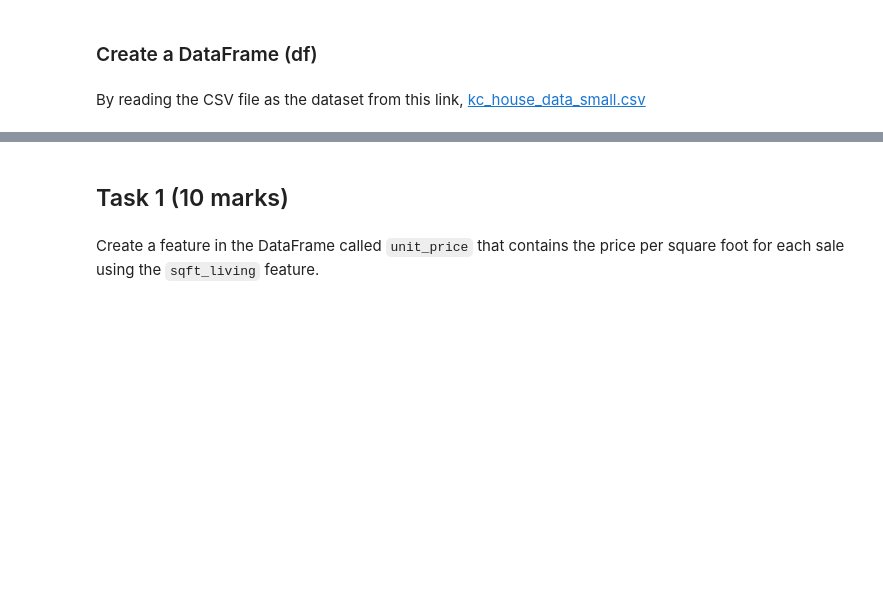
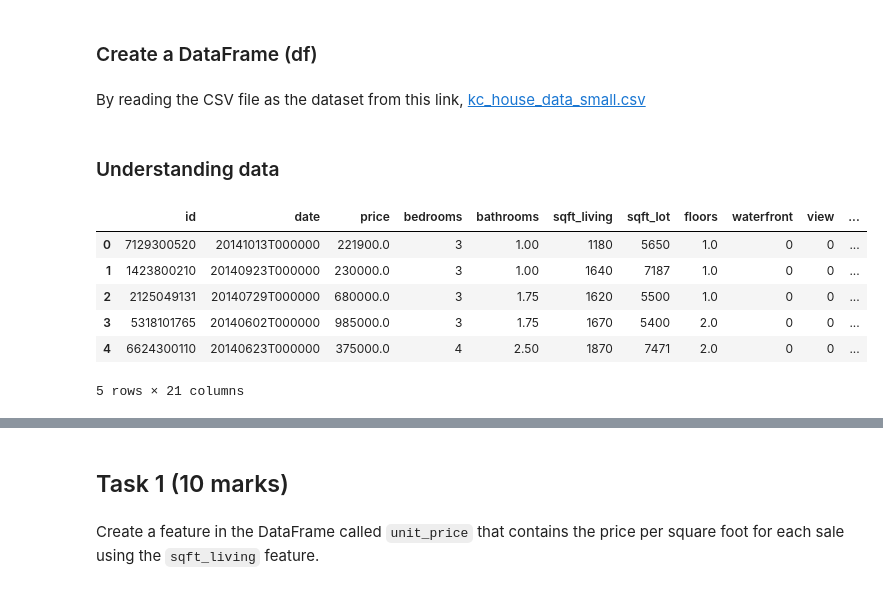
Before and after one commit to patorsiang/COMP8270-Programming-for-Artificial-Intelligence, a Jupyter notebook: assessment/4/index.ipynb, the cells around one changed output, grey strips where cells are left out. Cells and saved outputs as stored; diff of their text form; code cells hidden in the pictures; blank space fills up the shorter version.

```diff
--- a/assessment/4/index.ipynb
+++ b/assessment/4/index.ipynb
@@ -15,3 +15,15 @@ import matplotlib.pyplot as plt
 By reading the CSV file as the dataset from this link, [kc_house_data_small.csv](http://raptor.kent.ac.uk/~ds756/Data/kc_house_data_small.csv)
 # %%
 df = pd.read_csv("http://raptor.kent.ac.uk/~ds756/Data/kc_house_data_small.csv")
+# %% [markdown]
+### Understanding data
+# %%
+df.head()
+# %% [output]
+|  | id | date | price | bedrooms | bathrooms | sqft_living | sqft_lot | floors | waterfront | view | ... |
+| 0 | 7129300520 | 20141013T000000 | 221900.0 | 3 | 1.00 | 1180 | 5650 | 1.0 | 0 | 0 | ... |
+| 1 | 1423800210 | 20140923T000000 | 230000.0 | 3 | 1.00 | 1640 | 7187 | 1.0 | 0 | 0 | ... |
+| 2 | 2125049131 | 20140729T000000 | 680000.0 | 3 | 1.75 | 1620 | 5500 | 1.0 | 0 | 0 | ... |
+| 3 | 5318101765 | 20140602T000000 | 985000.0 | 3 | 1.75 | 1670 | 5400 | 2.0 | 0 | 0 | ... |
+| 4 | 6624300110 | 20140623T000000 | 375000.0 | 4 | 2.50 | 1870 | 7471 | 2.0 | 0 | 0 | ... |
+5 rows × 21 columns
```
Also changed, not shown: parts of 20 cells of this notebook, 4 other files.
